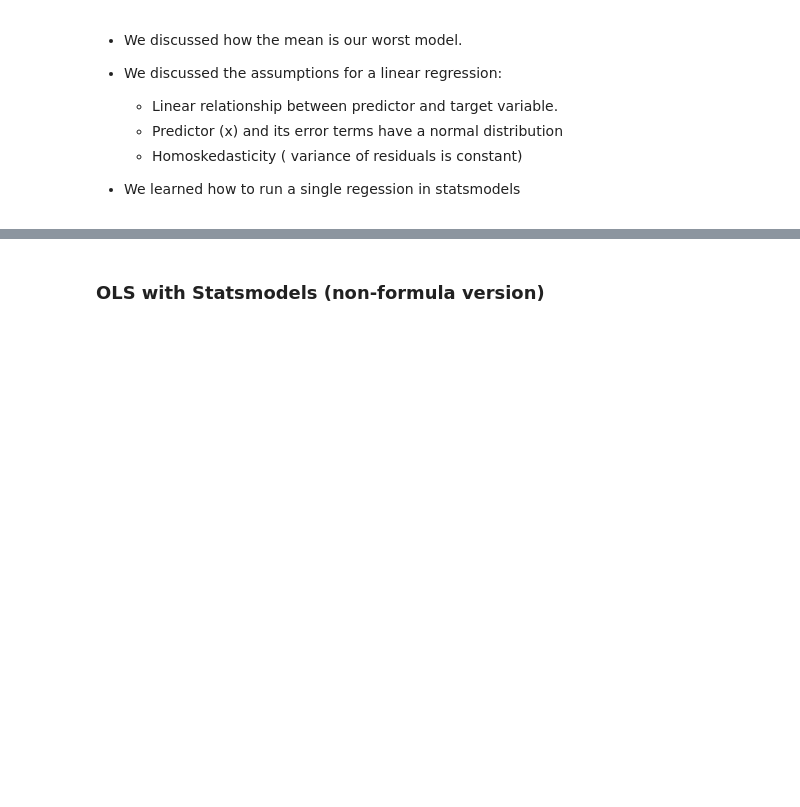
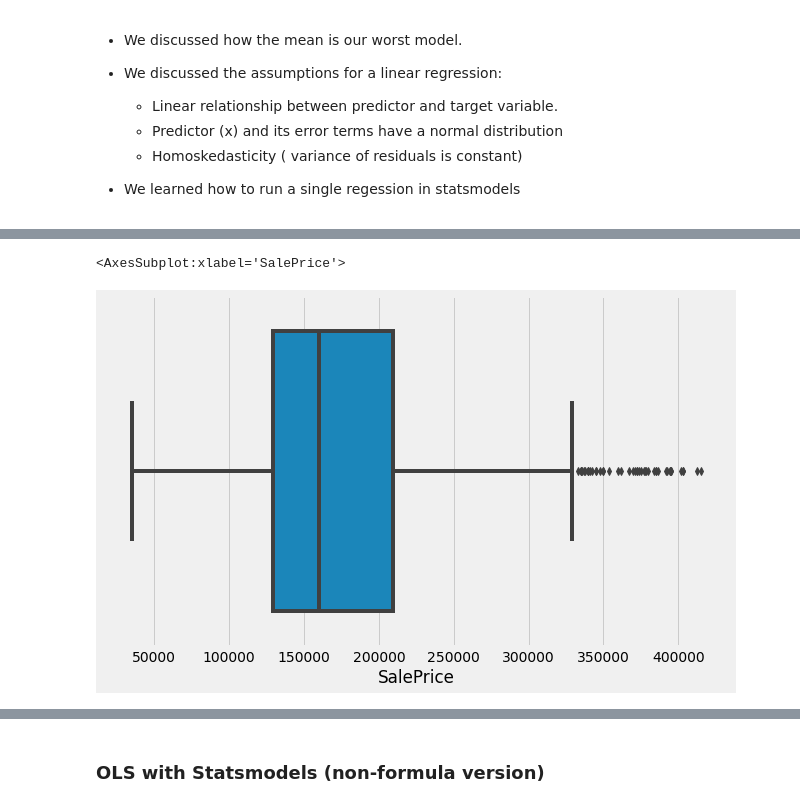
Before and after one commit to jirvingphd/fsds_070620_FT, a Jupyter notebook: Mod_2/sect_19_multiple_regression/section_19_Multiple_Regression_SG.ipynb, the cells around one changed output, grey strips where cells are left out. Cells and saved outputs as stored; diff of their text form; code cells hidden in the pictures; blank space fills up the shorter version.

```diff
--- a/Mod_2/sect_19_multiple_regression/section_19_Multiple_Regression_SG.ipynb
+++ b/Mod_2/sect_19_multiple_regression/section_19_Multiple_Regression_SG.ipynb
@@ -157,3 +197,8 @@ plot_data(X_clean,y_clean)
+# %%
+sns.boxplot(y_clean)
+# %% [output]
+<AxesSubplot:xlabel='SalePrice'>
+[figure, added]
 # %%
 ## Turn code above for checking normality into a function
 def check_normality(X,y):
```
Also changed, not shown: parts of 65 cells of this notebook.
